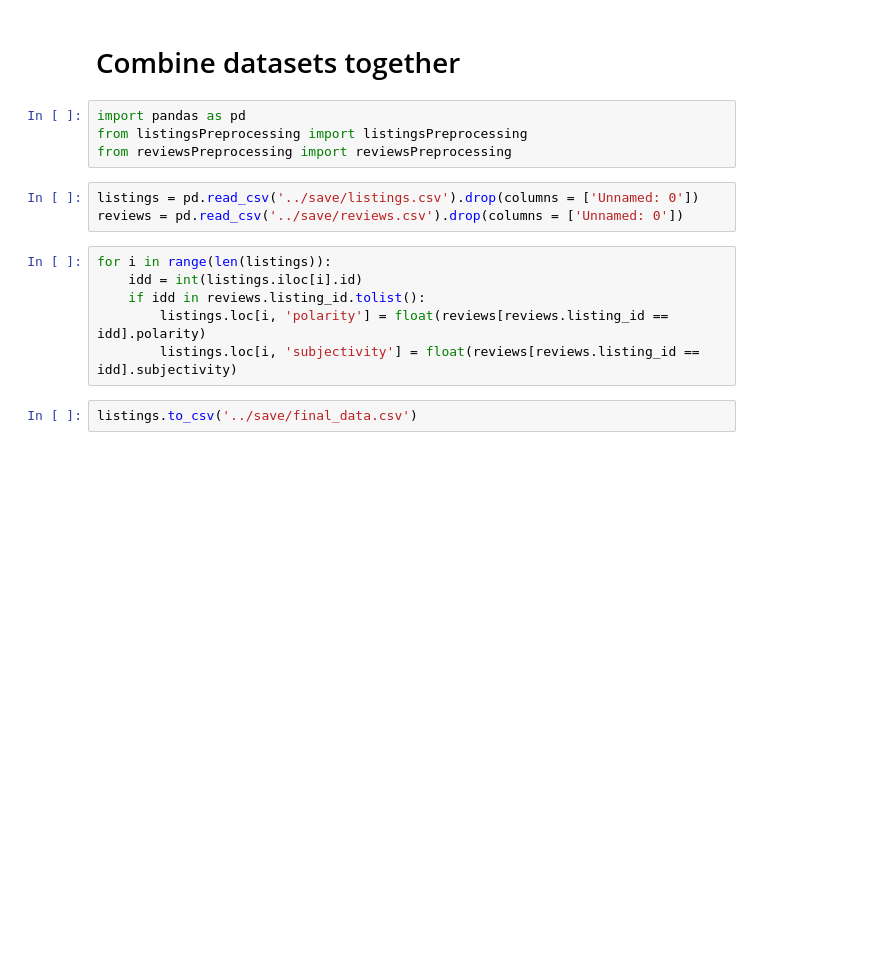
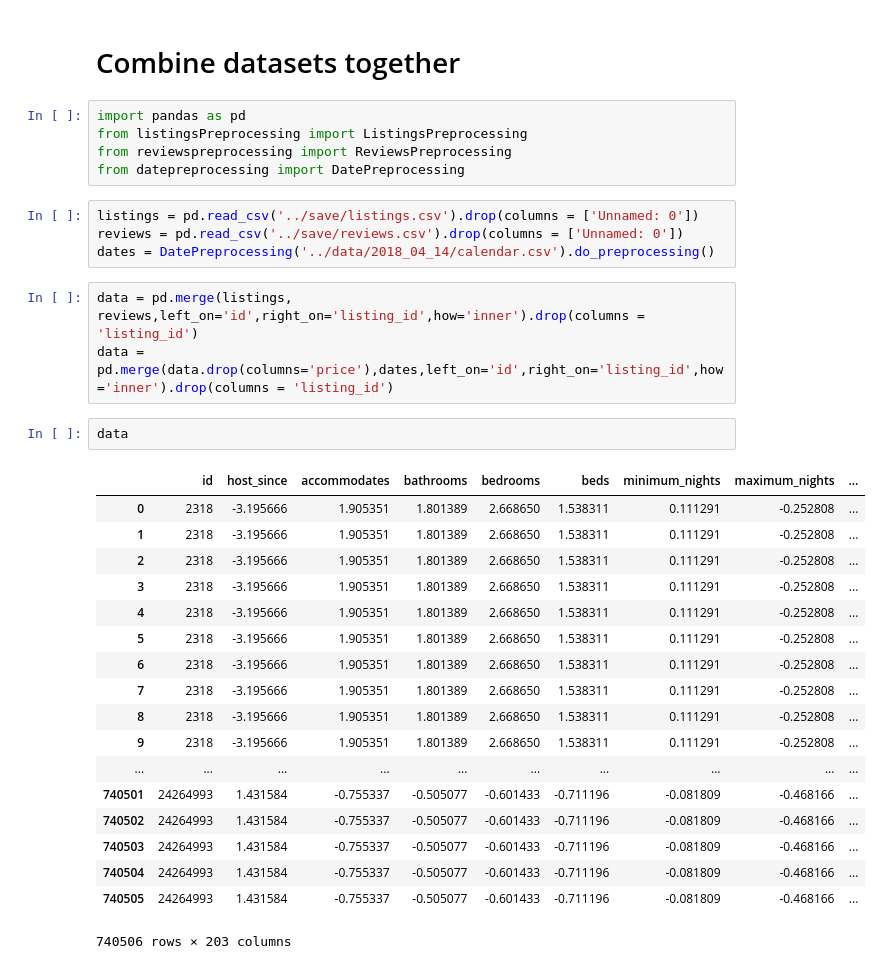
Before and after one commit to hengjiwang/seattle_airbnb_prediction, a Jupyter notebook: clean_and_feature_extraction/final_data.ipynb, the cells around one changed output. Saved outputs shown, nothing was run; the diff lists cells and outputs as text; blank space fills up the shorter version.

```diff
--- a/clean_and_feature_extraction/final_data.ipynb
+++ b/clean_and_feature_extraction/final_data.ipynb
@@ -2,16 +2,34 @@
 # Combine datasets together
 # %%
 import pandas as pd
-from listingsPreprocessing import listingsPreprocessing
-from reviewsPreprocessing import reviewsPreprocessing
+from listingsPreprocessing import ListingsPreprocessing
+from reviewspreprocessing import ReviewsPreprocessing
+from datepreprocessing import DatePreprocessing
 # %%
 listings = pd.read_csv('../save/listings.csv').drop(columns = ['Unnamed: 0'])
 reviews = pd.read_csv('../save/reviews.csv').drop(columns = ['Unnamed: 0'])
+dates = DatePreprocessing('../data/2018_04_14/calendar.csv').do_preprocessing()
-# %%
-for i in range(len(listings)):
-    idd = int(listings.iloc[i].id)
-    if idd in reviews.listing_id.tolist():
-        listings.loc[i, 'polarity'] = float(reviews[reviews.listing_id == idd].polarity)
-        listings.loc[i, 'subjectivity'] = float(reviews[reviews.listing_id == idd].subjectivity)
-# %%
-listings.to_csv('../save/final_data.csv')
+# %%
+data = pd.merge(listings, reviews,left_on='id',right_on='listing_id',how='inner').drop(columns = 'listing_id')
+data = pd.merge(data.drop(columns='price'),dates,left_on='id',right_on='listing_id',how='inner').drop(columns = 'listing_id')
+# %%
+data
+# %% [output]
+|  | id | host_since | accommodates | bathrooms | bedrooms | beds | minimum_nights | maximum_nights | ... |
+| 0 | 2318 | -3.195666 | 1.905351 | 1.801389 | 2.668650 | 1.538311 | 0.111291 | -0.252808 | ... |
+| 1 | 2318 | -3.195666 | 1.905351 | 1.801389 | 2.668650 | 1.538311 | 0.111291 | -0.252808 | ... |
+| 2 | 2318 | -3.195666 | 1.905351 | 1.801389 | 2.668650 | 1.538311 | 0.111291 | -0.252808 | ... |
+| 3 | 2318 | -3.195666 | 1.905351 | 1.801389 | 2.668650 | 1.538311 | 0.111291 | -0.252808 | ... |
+| 4 | 2318 | -3.195666 | 1.905351 | 1.801389 | 2.668650 | 1.538311 | 0.111291 | -0.252808 | ... |
+| 5 | 2318 | -3.195666 | 1.905351 | 1.801389 | 2.668650 | 1.538311 | 0.111291 | -0.252808 | ... |
+| 6 | 2318 | -3.195666 | 1.905351 | 1.801389 | 2.668650 | 1.538311 | 0.111291 | -0.252808 | ... |
+| 7 | 2318 | -3.195666 | 1.905351 | 1.801389 | 2.668650 | 1.538311 | 0.111291 | -0.252808 | ... |
+| 8 | 2318 | -3.195666 | 1.905351 | 1.801389 | 2.668650 | 1.538311 | 0.111291 | -0.252808 | ... |
+| 9 | 2318 | -3.195666 | 1.905351 | 1.801389 | 2.668650 | 1.538311 | 0.111291 | -0.252808 | ... |
+| ... | ... | ... | ... | ... | ... | ... | ... | ... | ... |
+| 740501 | 24264993 | 1.431584 | -0.755337 | -0.505077 | -0.601433 | -0.711196 | -0.081809 | -0.468166 | ... |
+| 740502 | 24264993 | 1.431584 | -0.755337 | -0.505077 | -0.601433 | -0.711196 | -0.081809 | -0.468166 | ... |
+| 740503 | 24264993 | 1.431584 | -0.755337 | -0.505077 | -0.601433 | -0.711196 | -0.081809 | -0.468166 | ... |
+| 740504 | 24264993 | 1.431584 | -0.755337 | -0.505077 | -0.601433 | -0.711196 | -0.081809 | -0.468166 | ... |
+| 740505 | 24264993 | 1.431584 | -0.755337 | -0.505077 | -0.601433 | -0.711196 | -0.081809 | -0.468166 | ... |
+740506 rows × 203 columns
```
Also changed, not shown: 10 other files.
